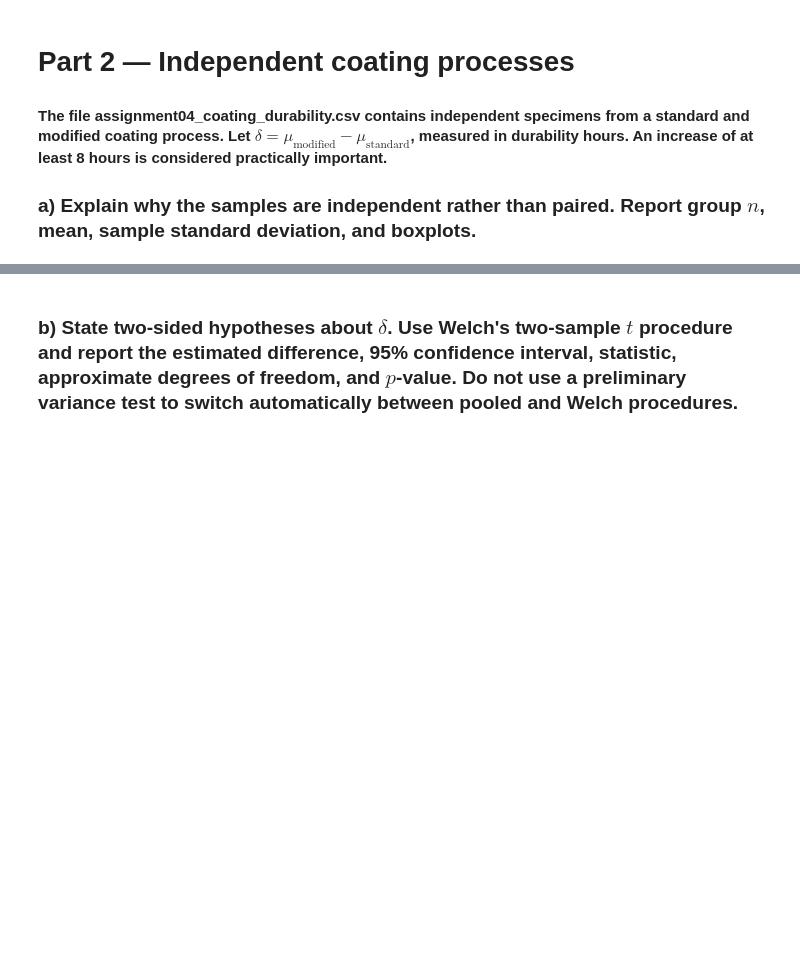
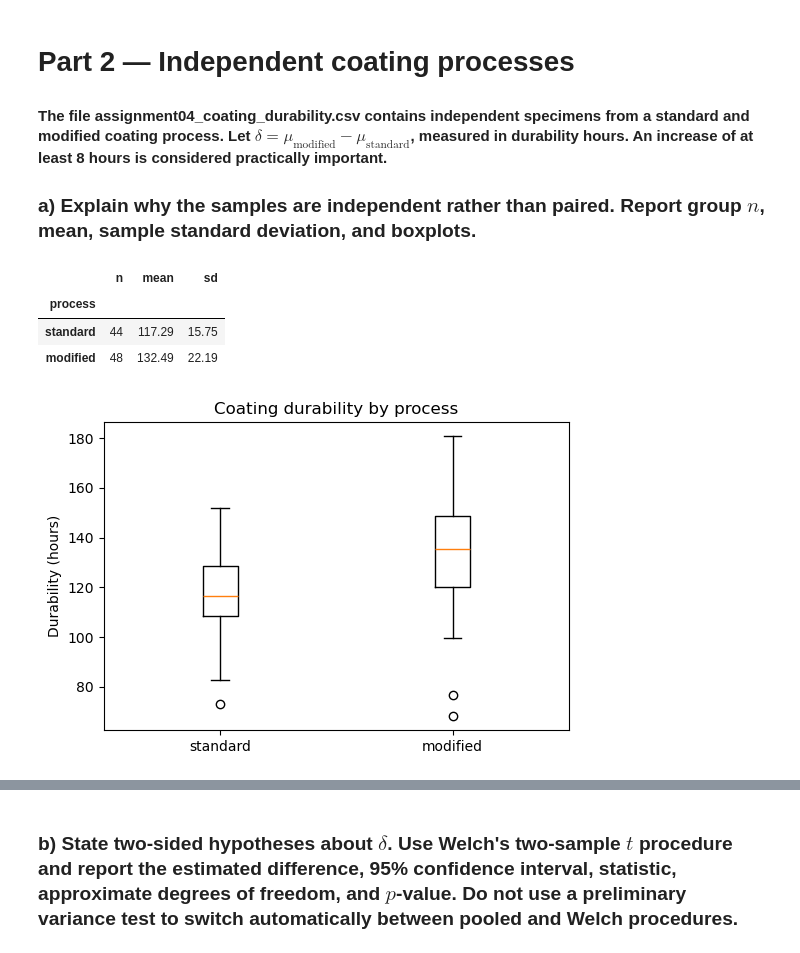
Before and after one commit to Fanticel/STA1, a Jupyter notebook: Asg4/Asg.ipynb, the cells around one changed output, grey strips where cells are left out. Saved outputs shown, nothing was run; the diff lists cells and outputs as text; code cells hidden in the pictures; blank space fills up the shorter version.

```diff
--- a/Asg4/Asg.ipynb
+++ b/Asg4/Asg.ipynb
@@ -191,3 +191,20 @@ Type II error means failing to reject a hypothesis that is in actuality false, t
 # Part 2 — Independent coating processes
 #### The file assignment04_coating_durability.csv contains independent specimens from a standard and modified coating process. Let $\delta=\mu_{\text{modified}}-\mu_{\text{standard}}$, measured in durability hours. An increase of at least 8 hours is considered practically important.
 ### a) Explain why the samples are independent rather than paired. Report group $n$, mean, sample standard deviation, and boxplots.
+# %%
+order = ["standard", "modified"]
+coating_summary = coating.groupby("process")["durability_h"].agg(n="count", mean="mean", sd="std").loc[order].round(2)
+display(coating_summary)
+
+fig, ax = plt.subplots(figsize=(6, 4))
+ax.boxplot([coating.loc[coating["process"] == p, "durability_h"] for p in order])
+ax.set_xticklabels(order)
+ax.set_ylabel("Durability (hours)")
+ax.set_title("Coating durability by process")
+plt.show()
+# %% [output]
+|  | n | mean | sd |
+| process |  |  |  |
+| standard | 44 | 117.29 | 15.75 |
+| modified | 48 | 132.49 | 22.19 |
+[figure, added]
```
Also changed, not shown: parts of 5 cells of this notebook.
